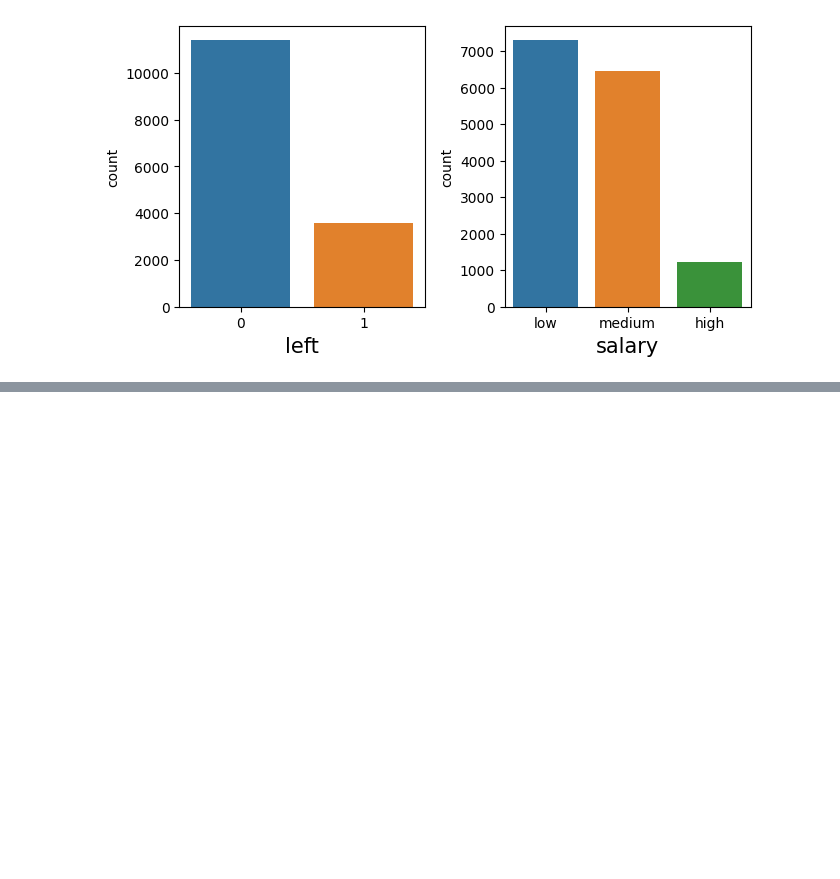
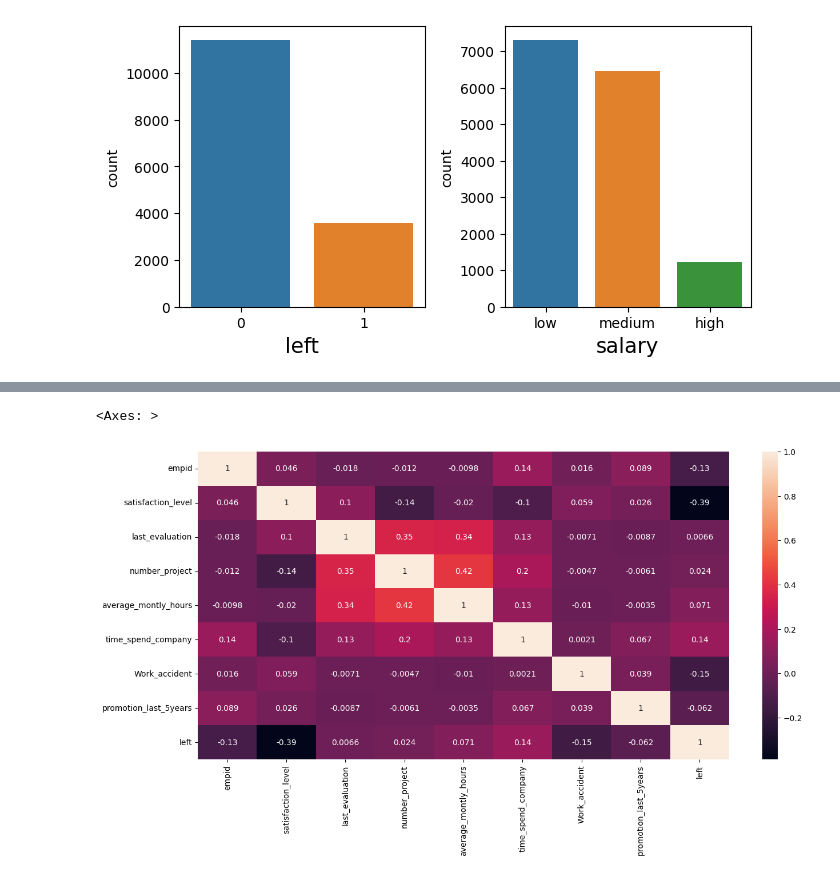
Before and after one commit to sVinit108/Employee-Retention-Prediction, a Jupyter notebook: EDA.ipynb, the cells around one changed output, grey strips where cells are left out. Saved outputs shown, nothing was run; the diff lists cells and outputs as text; code cells hidden in the pictures; blank space fills up the shorter version.

```diff
--- a/EDA.ipynb
+++ b/EDA.ipynb
@@ -151,8 +151,12 @@ ValueError: Image size of 7499500x500 pixels is too large. It must be less than
 # %%
 ## Checking for correlation
-cor_mat=df.corr()
+df1=df.drop('salary',axis=1)
+cor_mat=df1.corr()
 fig = plt.figure(figsize=(15,7))
 sns.heatmap(cor_mat,annot=True)
+# %% [output]
+<Axes: >
+[figure, added]
 # %%
 ## Checking for pairplot
 sns.pairplot(df)
```
Also changed, not shown: parts of 2 cells of this notebook, 3 other files.
